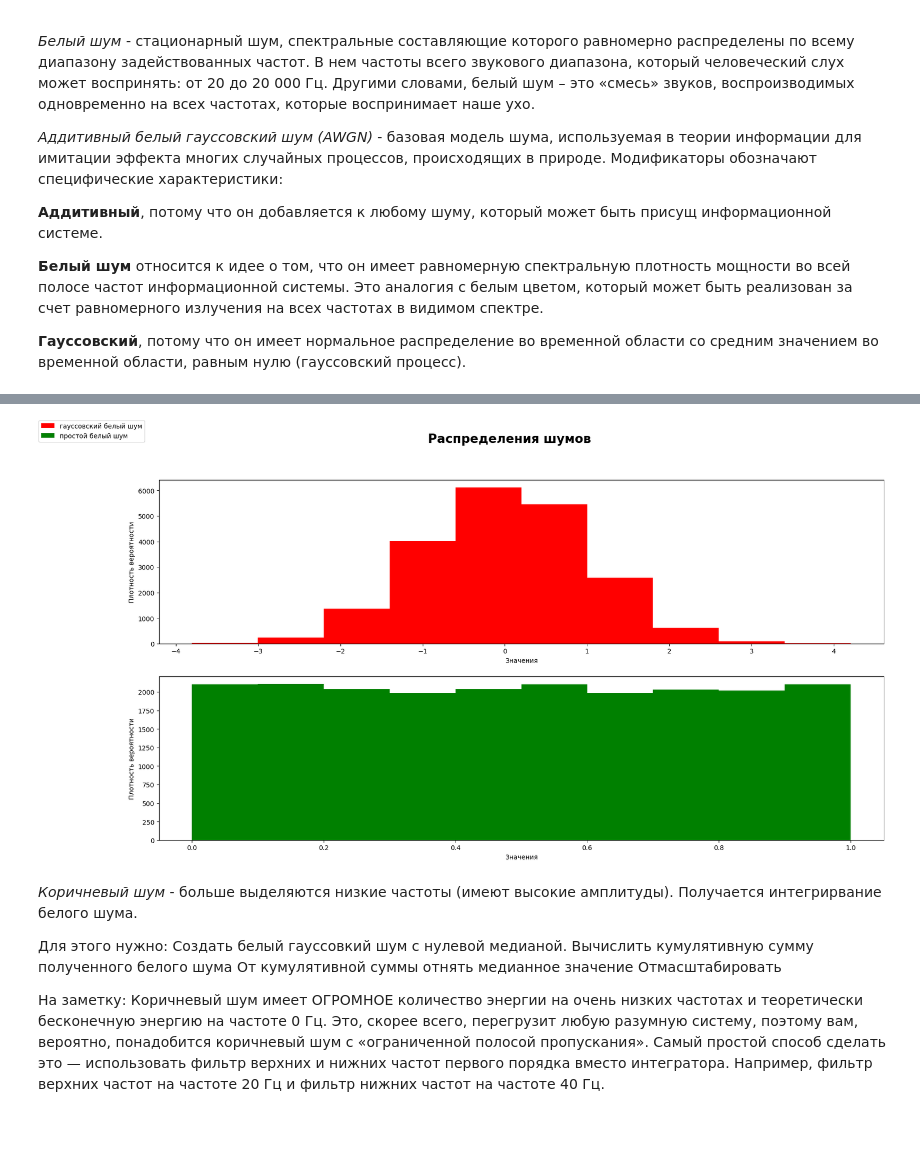
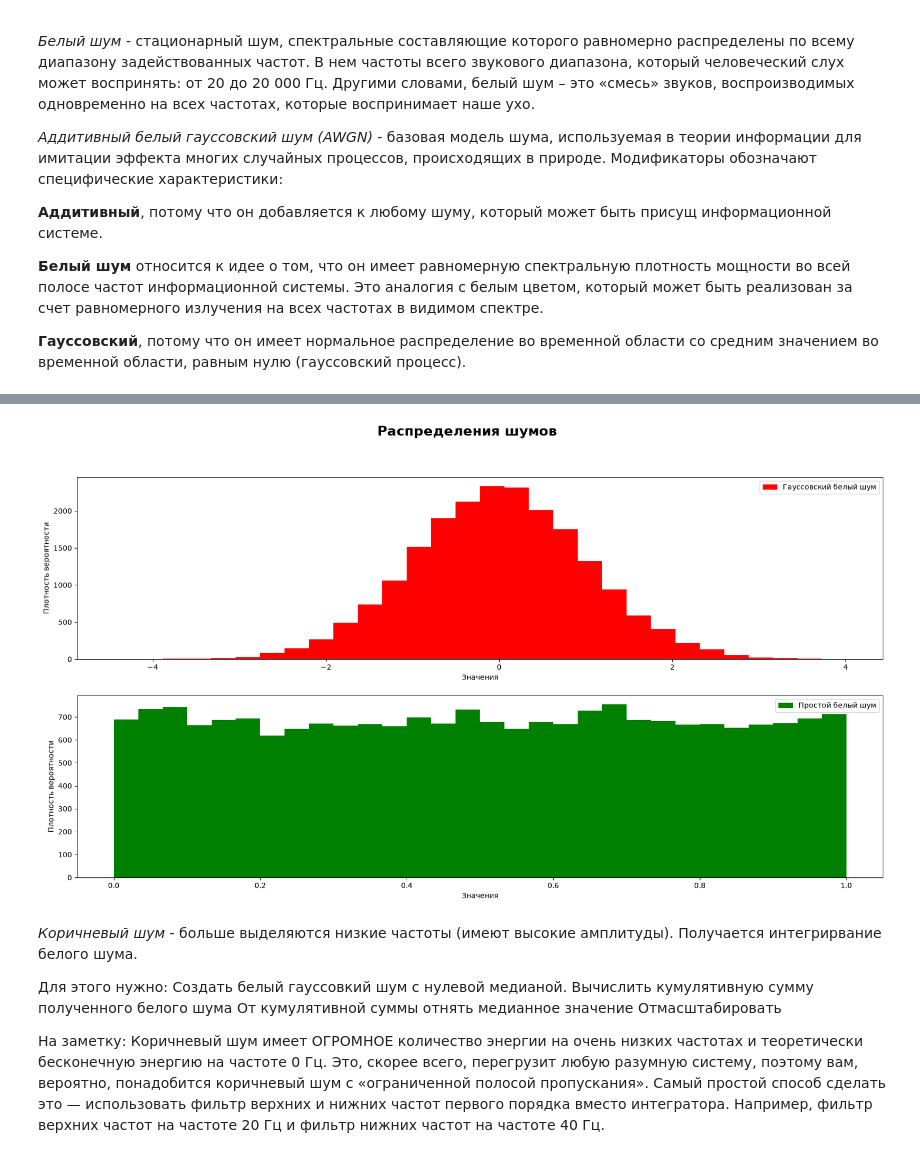
Before and after one commit to Dream-Prodigy/My-project, a Jupyter notebook: practice_1_2/practice1_noise.ipynb, the cells around one changed output, grey strips where cells are left out. Drawn from its saved outputs; the diff is of its cells as text; code cells hidden in the pictures; blank space fills up the shorter version.

```diff
--- a/practice_1_2/practice1_noise.ipynb
+++ b/practice_1_2/practice1_noise.ipynb
@@ -126,36 +95,25 @@ sd.wait()
-# %%
-# давайте сравним распеределения двух шумов. Это можно сделать с помощью функции hist
-
-
-
-# хотим нарисовать все на одном рисунке. Нам нужно 2 рисунка, один под другим.
-fig, axs = plt.subplots(2, 1, figsize=(20, 10))
-
-
-# общий заголовок для всей картинки
-fig.suptitle('Распределения шумов', fontsize=19, fontweight='bold')
-
-labels = ["гауссовский белый шум", "простой белый шум"]
-
-# определяем, что будем отрисовывать на 1 графике. По x - амплитуды, по y - плотность вероятности
-c0 = axs[0].hist(white_noise_g, color="red")
-axs[0].set_xlabel('Значения')
-axs[0].set_ylabel('Плотность вероятности')
-
-# определяем, что будем отрисовывать. По x - амплитуды, по y - плотность вероятности
-c1 = axs[1].hist(white_noise_simple, color ="green")
-axs[1].set_xlabel('Значения')
-axs[1].set_ylabel('Плотность вероятности')
-
-# отрисовываем общую легенду
-fig.legend([c0, c1],
-           labels=labels,
-           loc='upper left',
-           borderaxespad=0.1)
-
-plt.show()
-# %% [output]
-[figure, removed]
+# %%
+# Сравниваем распределения двух шумов
+fig, ax = plt.subplots(2, 1, figsize=(20, 10))
+
+# Общий заголовок
+fig.suptitle('Распределения шумов', fontsize=19, fontweight='bold')
+
+# 1. Грауссовский белый шум (сразу задаем label)
+ax[0].hist(white_noise_g, color="red", bins=30, label="Гауссовский белый шум")
+ax[0].set_xlabel('Значения')
+ax[0].set_ylabel('Плотность вероятности')
+ax[0].legend() # Включаем легенду для первого графика
+
+# 2. Простой белый шум
+ax[1].hist(white_noise_simple, color="green", bins=30, label="Простой белый шум")
+ax[1].set_xlabel('Значения')
+ax[1].set_ylabel('Плотность вероятности')
+ax[1].legend() # Включаем легенду для второго графика
+
+plt.show()
+# %% [output]
+[figure, added]
 # %% [markdown]
 *Коричневый шум* - больше выделяются низкие частоты (имеют высокие амплитуды). Получается интегрирвание белого шума.
 
```
Also changed, not shown: parts of 19 cells of this notebook.
